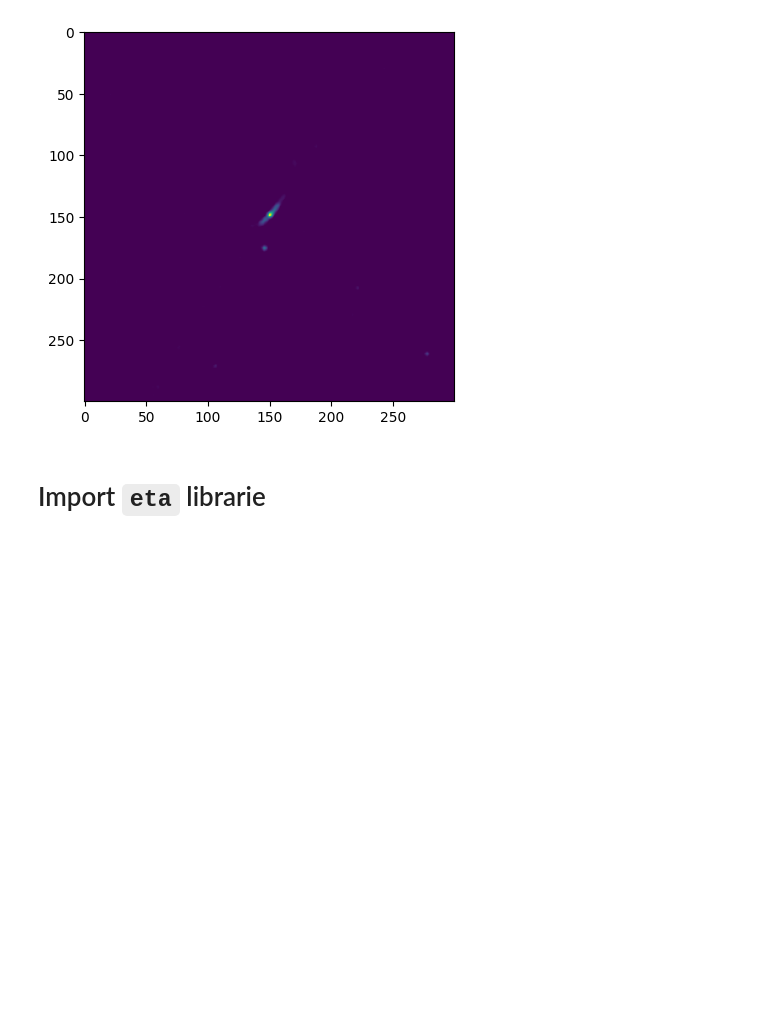
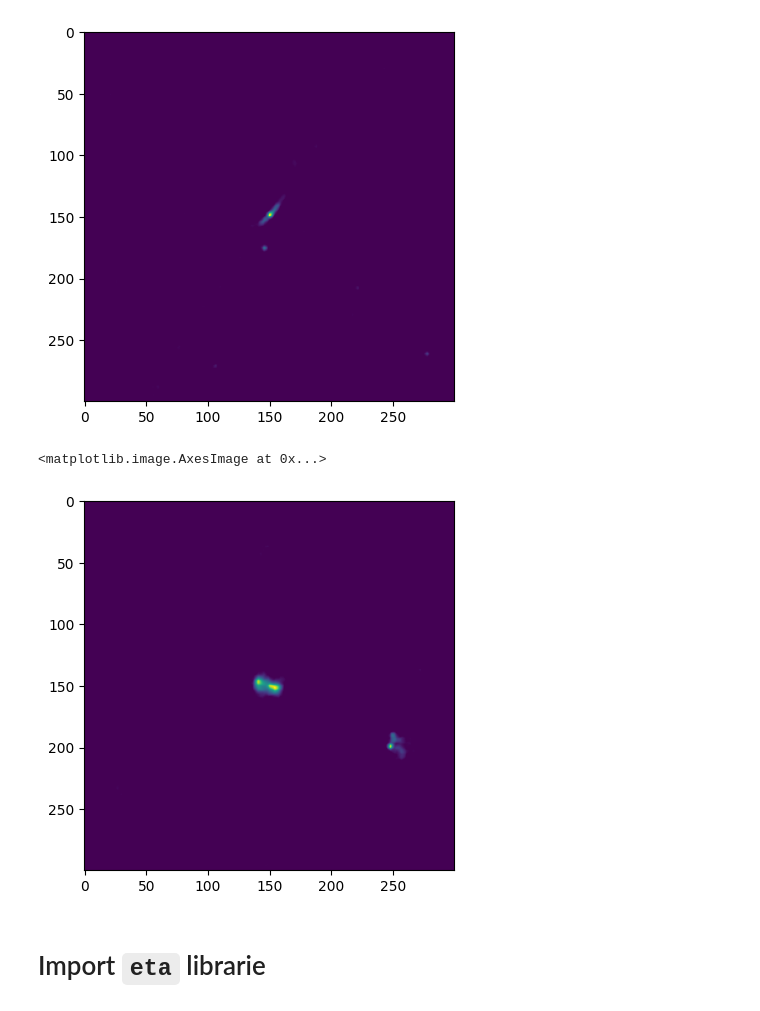
Before and after one commit to barauna-lo/Code_Library, a Jupyter notebook: Radio_Galaxies_Classification.ipynb, the cells around one changed output. Cells and saved outputs as stored; diff of their text form; code cells hidden in the pictures; blank space fills up the shorter version.

```diff
--- a/Radio_Galaxies_Classification.ipynb
+++ b/Radio_Galaxies_Classification.ipynb
@@ -239,6 +239,11 @@ plt.imshow(FRI_all[0][0][0])
 # %% [output]
 <matplotlib.image.AxesImage at 0x...>
 [figure]
+# %%
+plt.imshow(FRII_all[0][0][0])
+# %% [output]
+<matplotlib.image.AxesImage at 0x...>
+[figure, added]
 # %% [markdown]
 # Import `eta` librarie
 # %%
```
Also changed, not shown: parts of 5 cells of this notebook.
